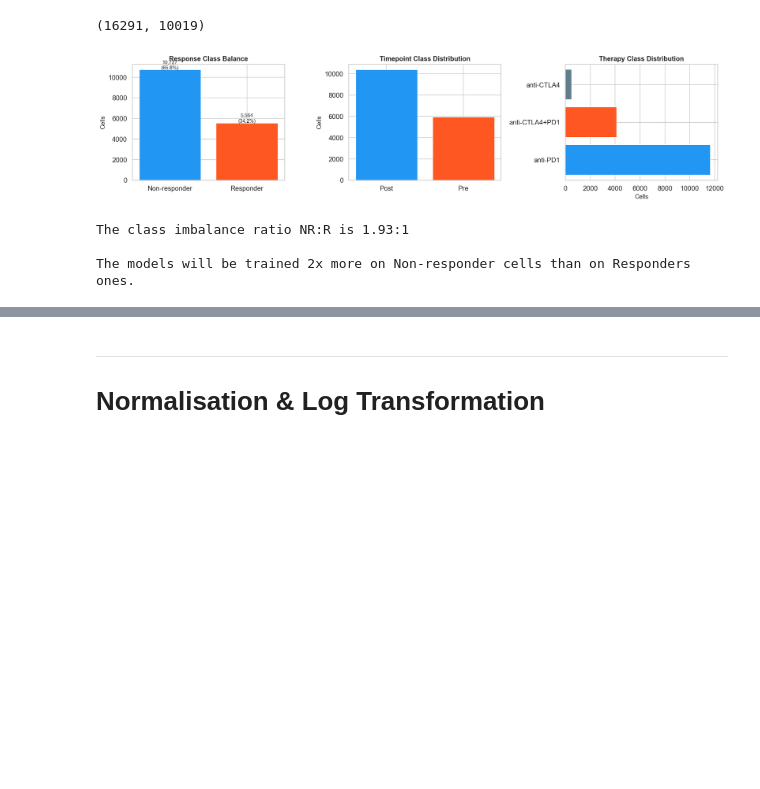
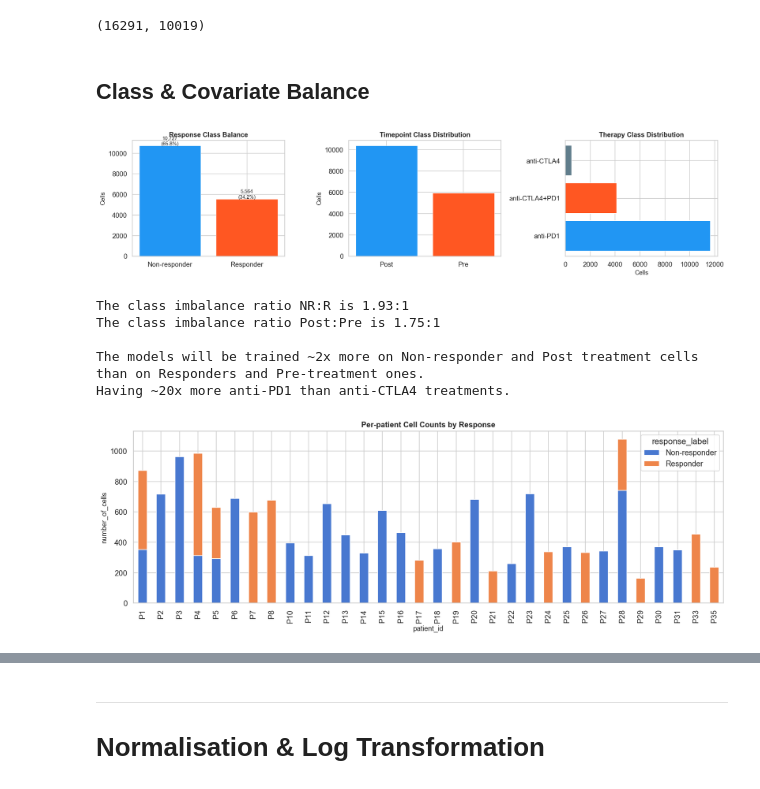
Before and after one commit to georgexrysiko/MLCB-Group-Project-2026, a Jupyter notebook: notebooks/EDA&Preprocessing.ipynb, the cells around one changed output, grey strips where cells are left out. Saved outputs shown, nothing was run; the diff lists cells and outputs as text; code cells hidden in the pictures; blank space fills up the shorter version.

```diff
--- a/notebooks/EDA&Preprocessing.ipynb
+++ b/notebooks/EDA&Preprocessing.ipynb
@@ -96,10 +96,10 @@ metadata_file   = data_dir / "GSE120575_patient_ID_single_cells.txt"   # ~4 GB
 
 # Plot setting using seaborn
 sns.set_theme(style="whitegrid", palette="muted", font_scale=1.1)
-plt.rcParams["figure.dpi"] = 120
-plt.rcParams["savefig.dpi"] = 150
-plt.rcParams["axes.titlesize"] = 12
-plt.rcParams["axes.labelsize"] = 11
+#plt.rcParams["figure.dpi"] = 120
+#plt.rcParams["savefig.dpi"] = 150
+#plt.rcParams["axes.titlesize"] = 12
+#plt.rcParams["axes.labelsize"] = 11
 
 print("Finished")
 # %% [output]
@@ -738,13 +738,14 @@ adata_filtered = adata.copy()
 print(adata_filtered.shape)
 # %% [output]
 (16291, 10019)
+# %% [markdown]
+## Class & Covariate Balance
 # %%
 # Exploring the distribution of the main metadata variables in the filtered dataset
 fig, axes = plt.subplots(1, 3, figsize=(16, 4))
 
 # Response Class Distribution across cells
-response_labels = {1: "Responder",0: "Non-responder"}
-response_counts = (adata_filtered.obs["response"].map(response_labels).value_counts())
+response_counts = adata_filtered.obs["response_label"].value_counts()
 axes[0].bar(response_counts.index, response_counts.values,color=["#2196F3", "#FF5722"], edgecolor="white", linewidth=0.5)
 axes[0].set_title("Response Class Balance", fontsize=12, fontweight="bold")
 axes[0].set_ylabel("Cells")
@@ -771,13 +772,33 @@ plt.savefig(figures_dir / "class_covariate_balances.png")
 plt.show()
 
 
-# Calculating Class Imbalance of Response Class
+# Calculating Class Imbalance of Response Class and Treatment Times Points
 responder  = response_counts.get("Responder",0)
 n_responder = response_counts.get("Non-responder",0)
 print(f"The class imbalance ratio NR:R is {n_responder/responder:.2f}:1")
-print("\nThe models will be trained 2x more on Non-responder cells than on Responders ones.")
+post  = timepoint_counts.get("Post",0)
+pre = timepoint_counts.get("Pre",0)
+print(f"The class imbalance ratio Post:Pre is {post/pre:.2f}:1")
+print("\nThe models will be trained ~2x more on Non-responder and Post treatment cells than on Responders and Pre-treatment ones.")
+print ("Having ~20x more anti-PD1 than anti-CTLA4 treatments.")
 # %% [output]
 [figure]
 The class imbalance ratio NR:R is 1.93:1
+The class imbalance ratio Post:Pre is 1.75:1
 
-The models will be trained 2x more on Non-responder cells than on Responders ones.
+The models will be trained ~2x more on Non-responder and Post treatment cells than on Responders and Pre-treatment ones.
+Having ~20x more anti-PD1 than anti-CTLA4 treatments.
+# %%
+# Stack bar plot of per-patient cell counts by response label
+patient_response_table = pd.crosstab(adata_filtered.obs["patient_id"],adata_filtered.obs["response_label"])
+
+ax = patient_response_table.plot(kind="bar",stacked=True,figsize=(14, 5))
+ax.set_xlabel("patient_id")
+ax.set_ylabel("number_of_cells")
+ax.set_title("Per-patient Cell Counts by Response", fontweight="bold")
+ax.legend(title="response_label")
+plt.tight_layout()
+plt.savefig(figures_dir / "per_patient_cell_counts.png", bbox_inches="tight")
+plt.show()
+# %% [output]
+[figure, added]
```
Also changed, not shown: parts of 9 cells of this notebook, 3 other files.
